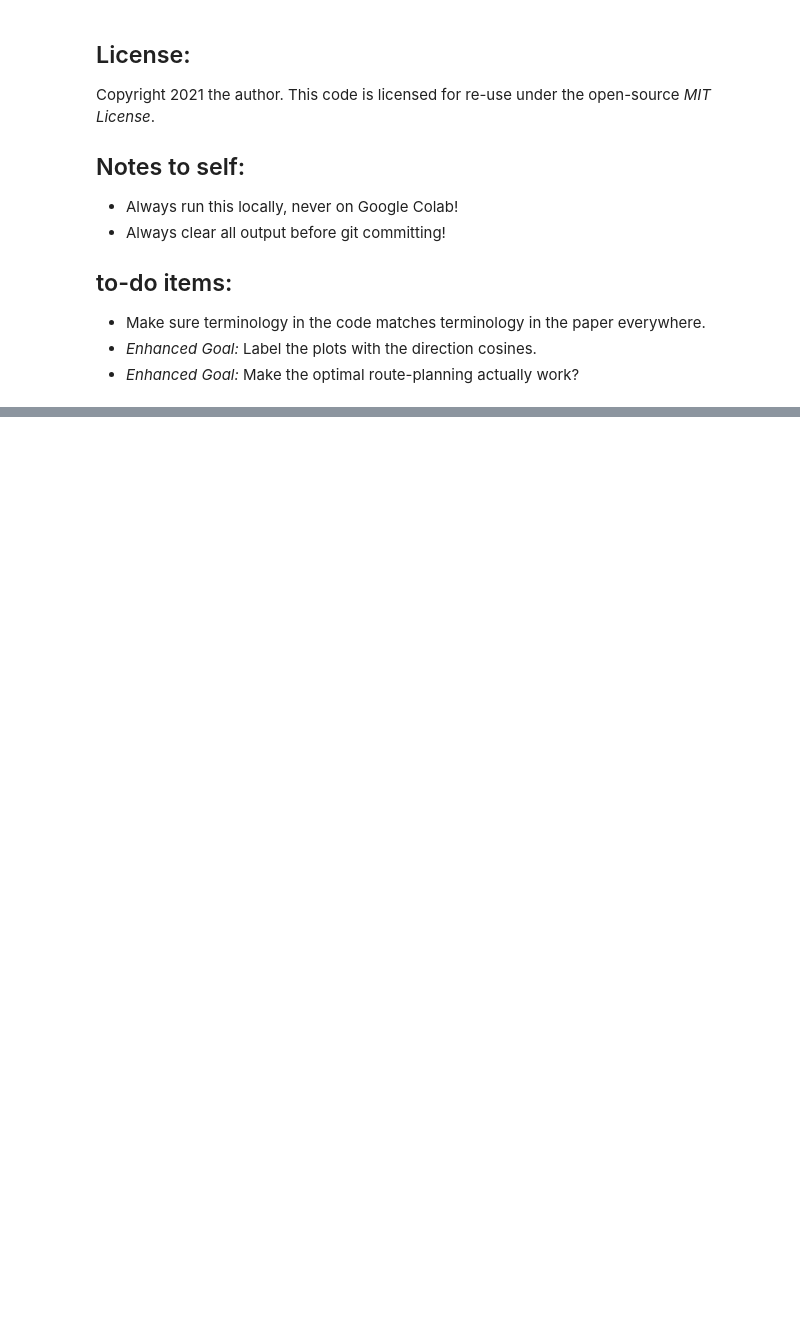
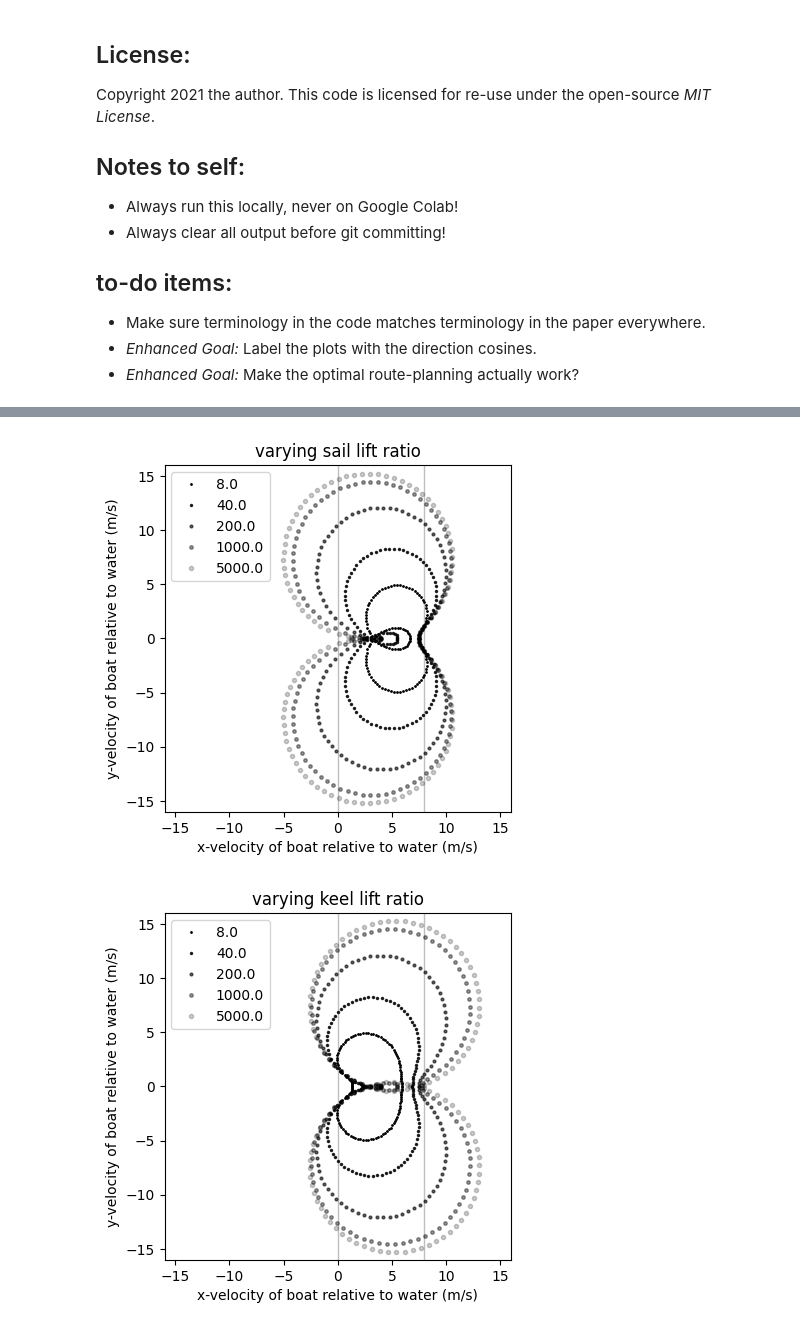
Before and after one commit to davidwhogg/Sailing, a Jupyter notebook: ipynb/sailing.ipynb, the cells around one changed output, grey strips where cells are left out. Cells and saved outputs as stored; diff of their text form; code cells hidden in the pictures; blank space fills up the shorter version.

Commit message:
moar plotting improvements

```diff
--- a/ipynb/sailing.ipynb
+++ b/ipynb/sailing.ipynb
@@ -388,12 +414,18 @@ for vbs, name in ([vbs_random, "random"],
 # Now look at multiple boats
 boats = {}
 boats["0"] = boat
-boats["A"] = Boat(Asail, Akeel, Aabove * 5, Abelow) # lower sail lift ratio
-boats["B"] = Boat(Asail, Akeel, Aabove / 5, Abelow) # higher sail lift ratio
-boats["C"] = Boat(Asail, Akeel, Aabove, Abelow * 5) # lower keel lift ratio
-boats["D"] = Boat(Asail, Akeel, Aabove, Abelow / 5) # higher keel lift ratio
-boats["E"] = Boat(Asail / 5, Akeel, Aabove / 5, Abelow) # lower sail-to-keel ratio
-boats["F"] = Boat(Asail * 5, Akeel, Aabove * 5, Abelow) # higher sail-to-keel ratio
+boats["A1"] = Boat(Asail, Akeel, Aabove * 25., Abelow) # lower sail lift ratio
+boats["A"] = Boat(Asail, Akeel, Aabove * 5., Abelow) # lower sail lift ratio
+boats["B"] = Boat(Asail, Akeel, Aabove / 5., Abelow) # higher sail lift ratio
+boats["B1"] = Boat(Asail, Akeel, Aabove / 25., Abelow) # higher sail lift ratio
+boats["C1"] = Boat(Asail, Akeel, Aabove, Abelow * 25.) # lower keel lift ratio
+boats["C"] = Boat(Asail, Akeel, Aabove, Abelow * 5.) # lower keel lift ratio
+boats["D"] = Boat(Asail, Akeel, Aabove, Abelow / 5.) # higher keel lift ratio
+boats["D1"] = Boat(Asail, Akeel, Aabove, Abelow / 25.) # higher keel lift ratio
+boats["E1"] = Boat(Asail / 5., Akeel * 5., Aabove / 5., Abelow * 5.) # lower sail-to-keel ratio
+boats["E"] = Boat(Asail / 5., Akeel, Aabove / 5., Abelow) # lower sail-to-keel ratio
+boats["F"] = Boat(Asail * 5., Akeel, Aabove * 5., Abelow) # higher sail-to-keel ratio
+boats["F1"] = Boat(Asail * 5., Akeel / 5., Aabove * 5., Abelow / 5.) # higher sail-to-keel ratio
 
 ntrials = 128
 vbs_goods = {}
@@ -410,23 +456,30 @@ for key in boats.keys():
 # %%
-compares = [("A", "B", "varying sail lift ratio"),
-            ("C", "D", "varying keel lift ratio"),
-            ("E", "F", "varying sail area to keel area")]
-for key1, key2, title in compares:
+compares = [(("A1", "A", "0", "B", "B1"), "varying sail lift ratio"),
+            (("C1", "C", "0", "D", "D1"), "varying keel lift ratio"),
+            (("E1", "E", "0", "F", "F1"), "varying sail area to keel area")]
+for keys, title in compares:
     fig = plt.figure(figsize=(4.5, 4.5))
     ax = plt.gca()
     ax.axvline(world.vair[0], color="k", alpha=0.25, lw=1) # WARNING: BRITTLE
     ax.axvline(0., color="k", alpha=0.25, lw=1) # WARNING: BRITTLE
     foo = np.linalg.norm(world.vair - world.vwater)
     ax.set_xlim(-2 * foo, 2 * foo)
     ax.set_ylim(-2 * foo, 2 * foo)
     ax.set_aspect("equal")
-    vbs = vbs_goods["0"]
-    ax.plot(vbs[:, 0], vbs[:, 1], "ko", ms=2, alpha=0.25)
-    vbs = vbs_goods[key1]
-    ax.plot(vbs[:, 0], vbs[:, 1], "ko", ms=1, alpha=1.00)
-    vbs = vbs_goods[key2]
-    ax.plot(vbs[:, 0], vbs[:, 1], "ko", ms=2, alpha=1.00)
+    for i, key in enumerate(keys):
+        if keys[1] == "A":
+            label = np.round(boats[key].get_sail_lift_ratio())
+        if keys[1] == "C":
+            label = np.round(boats[key].get_keel_lift_ratio())
+        if keys[1] == "E":
+            label = np.round(boats[key].get_sail_to_keel_ratio())
+        vbs = vbs_goods[key]
+        ax.plot(vbs[:, 0], vbs[:, 1], "ko", ms=1 + 0.5 * i, alpha=1.00 - 0.2 * i, label=label)
     ax.set_ylabel("y-velocity of boat relative to water (m/s)")
     ax.set_xlabel("x-velocity of boat relative to water (m/s)")
     ax.set_title(title)
-    fig.savefig("design_{}.pdf".format(key1))
+    ax.legend()
+    fig.savefig("design_{}.pdf".format(keys[1]))
+# %% [output]
+[figure, added]
+[figure, added]
```
Also changed, not shown: parts of 10 cells of this notebook.
